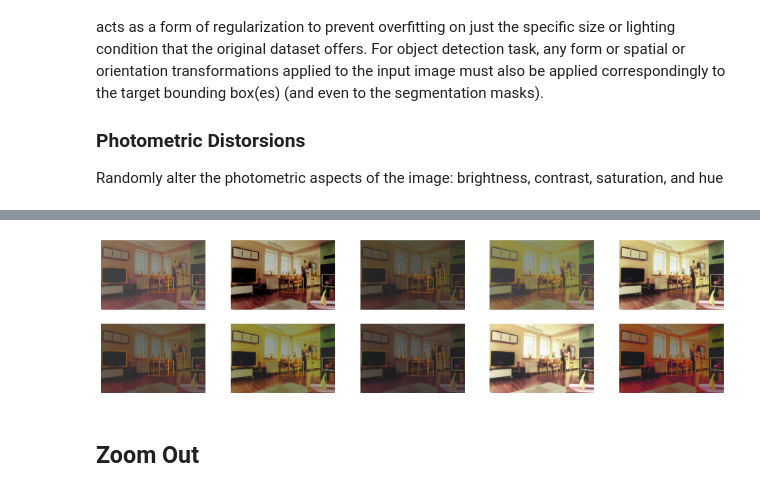
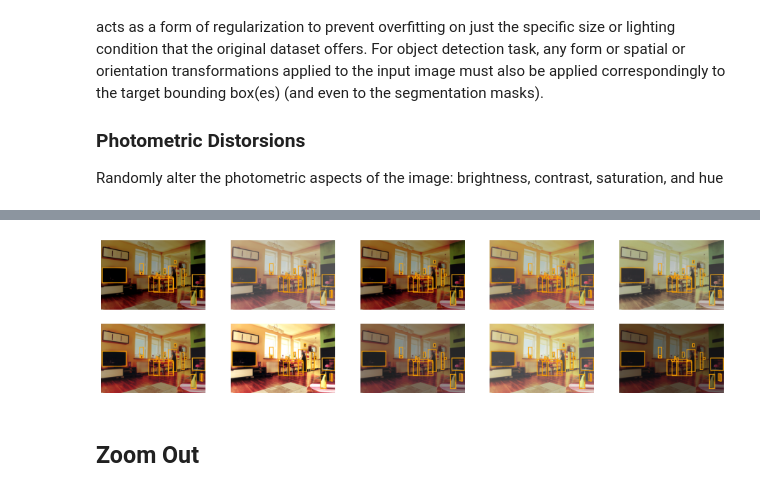
Before and after one commit to jctc-sol/coco_object_detection, a Jupyter notebook: 2. DataAugmentations.ipynb, the cells around one changed output, grey strips where cells are left out. Saved outputs shown, nothing was run; the diff lists cells and outputs as text; code cells hidden in the pictures.

```diff
--- a/2. DataAugmentations.ipynb
+++ b/2. DataAugmentations.ipynb
@@ -59,9 +49,9 @@ Done (t=0.66s)
 creating index...
 index created!
 # %%
-plt_samples(ds)
+show_augmented_samples(ds)
 # %% [output]
-[figure, old version]
+[figure, new version]
 # %% [markdown]
 ## Zoom Out
 # %%
```
Also changed, not shown: parts of 15 cells of this notebook, 2 other files.
